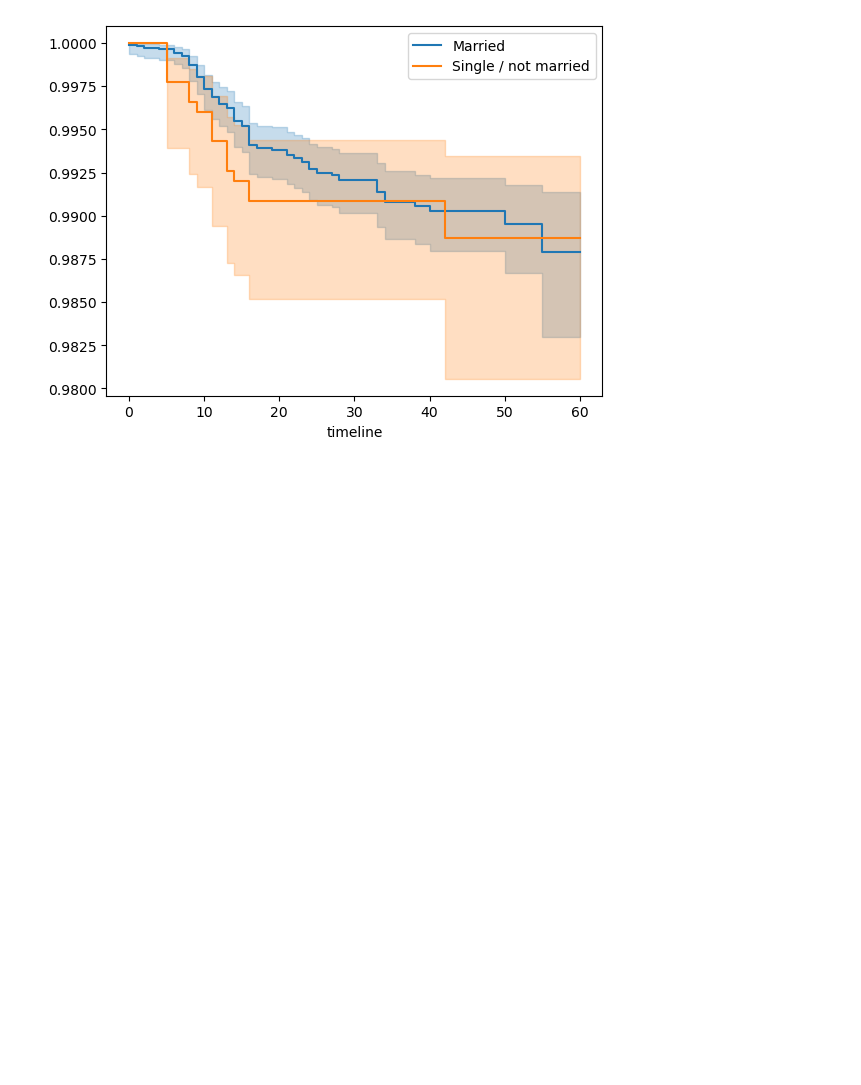
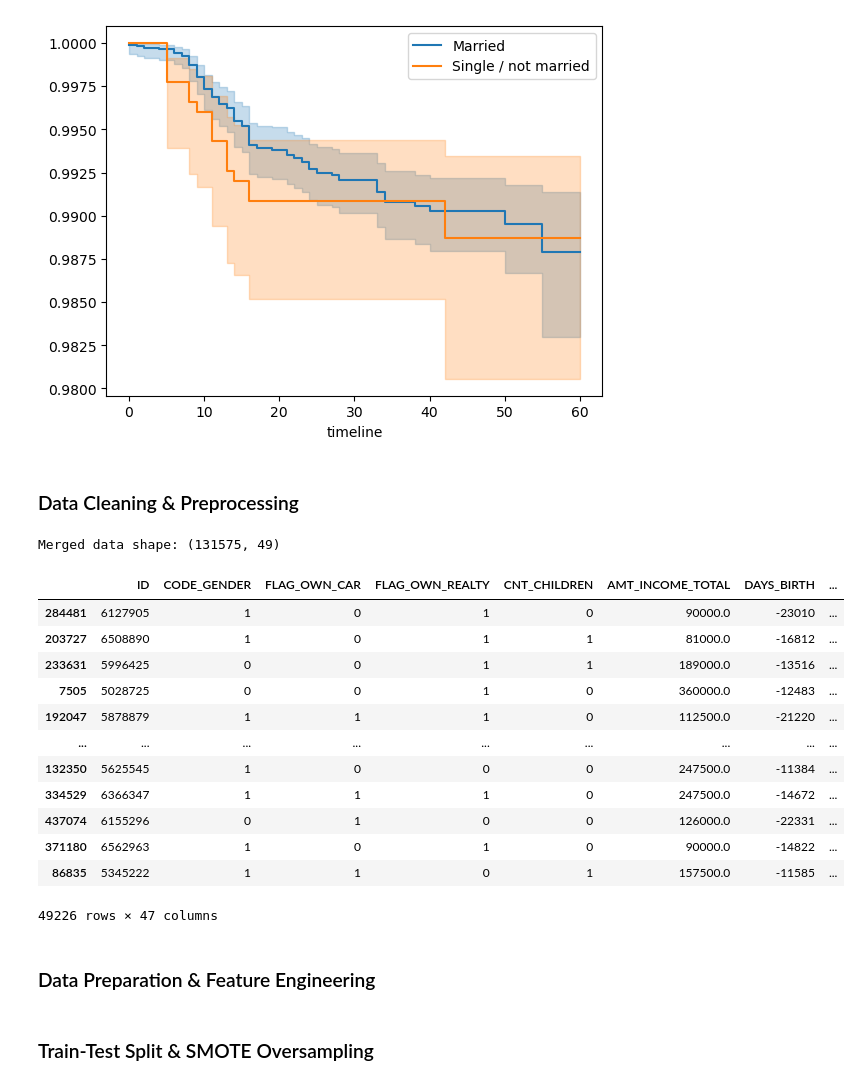
Before and after one commit to Gourav-2003/credit_risk_project, a Jupyter notebook: notebooks/credit_card_project.ipynb, the cells around one changed output. Drawn from its saved outputs; the diff is of its cells as text; code cells hidden in the pictures; blank space fills up the shorter version.

```diff
--- a/notebooks/credit_card_project.ipynb
+++ b/notebooks/credit_card_project.ipynb
@@ -382,0 +426,56 @@ ax = kmf.plot()
+# %% [markdown]
+### Data Cleaning & Preprocessing
+# %%
+# Drop duplicates
+application = application.drop_duplicates()
+credit = credit.drop_duplicates()
+
+# Handle missing values (median for numeric, mode for categorical)
+for col in application.select_dtypes(include=['float64', 'int64']):
+    application[col].fillna(application[col].median(), inplace=True)
+
+for col in application.select_dtypes(include=['object']):
+    application[col].fillna(application[col].mode()[0], inplace=True)
+
+for col in credit.select_dtypes(include=['float64', 'int64']):
+    credit[col].fillna(credit[col].median(), inplace=True)
+
+for col in credit.select_dtypes(include=['object']):
+    credit[col].fillna(credit[col].mode()[0], inplace=True)
+
+# Convert boolean to int
+bool_cols = application.select_dtypes(include='bool').columns
+for col in bool_cols:
+    application[col] = application[col].astype(int)
+
+# Map categorical flags to numeric
+mapping_gender = {'M': 0, 'F': 1}
+if 'CODE_GENDER' in application.columns:
+    application['CODE_GENDER'] = application['CODE_GENDER'].map(mapping_gender)
+
+mapping_flag = {'N': 0, 'Y': 1}
+for flag_col in ['FLAG_OWN_CAR', 'FLAG_OWN_REALTY']:
+    if flag_col in application.columns:
+        application[flag_col] = application[flag_col].map(mapping_flag)
+
+# One-hot encode remaining categorical object columns
+cat_obj_cols = application.select_dtypes(include=['object']).columns
+application = pd.get_dummies(application, columns=cat_obj_cols, drop_first=True)
+
+# Remove outlier income examples
+if 'AMT_INCOME_TOTAL' in application.columns:
+    q_low = application['AMT_INCOME_TOTAL'].quantile(0.01)
+    q_high = application['AMT_INCOME_TOTAL'].quantile(0.99)
+    application = application[(application['AMT_INCOME_TOTAL'] >= q_low) & (application['AMT_INCOME_TOTAL'] <= q_high)]
+
+# Merge datasets on ID if available
+if 'ID' in application.columns and 'ID' in credit.columns:
+    merged = pd.merge(application, credit, on='ID', how='left')
+else:
+    merged = application.copy()
+
+merged.reset_index(drop=True, inplace=True)
+
+print("Merged data shape:", merged.shape)
+# %% [output]
+Merged data shape: (131575, 49)
@@ -382,0 +491,18 @@ ax = kmf.plot()
+# %%
+application
+# %% [output]
+|  | ID | CODE_GENDER | FLAG_OWN_CAR | FLAG_OWN_REALTY | CNT_CHILDREN | AMT_INCOME_TOTAL | DAYS_BIRTH | ... |
+| 284481 | 6127905 | 1 | 0 | 1 | 0 | 90000.0 | -23010 | ... |
+| 203727 | 6508890 | 1 | 0 | 1 | 1 | 81000.0 | -16812 | ... |
+| 233631 | 5996425 | 0 | 0 | 1 | 1 | 189000.0 | -13516 | ... |
+| 7505 | 5028725 | 0 | 0 | 1 | 0 | 360000.0 | -12483 | ... |
+| 192047 | 5878879 | 1 | 1 | 1 | 0 | 112500.0 | -21220 | ... |
+| ... | ... | ... | ... | ... | ... | ... | ... | ... |
+| 132350 | 5625545 | 1 | 0 | 0 | 0 | 247500.0 | -11384 | ... |
+| 334529 | 6366347 | 1 | 1 | 1 | 0 | 247500.0 | -14672 | ... |
+| 437074 | 6155296 | 0 | 1 | 0 | 0 | 126000.0 | -22331 | ... |
+| 371180 | 6562963 | 1 | 0 | 1 | 0 | 90000.0 | -14822 | ... |
+| 86835 | 5345222 | 1 | 1 | 0 | 1 | 157500.0 | -11585 | ... |
+49226 rows × 47 columns
+# %% [markdown]
+### Data Preparation & Feature Engineering
@@ -382,0 +529,2 @@ ax = kmf.plot()
+# %% [markdown]
+### Train-Test Split & SMOTE Oversampling
```
Also changed, not shown: parts of 17 cells of this notebook.
